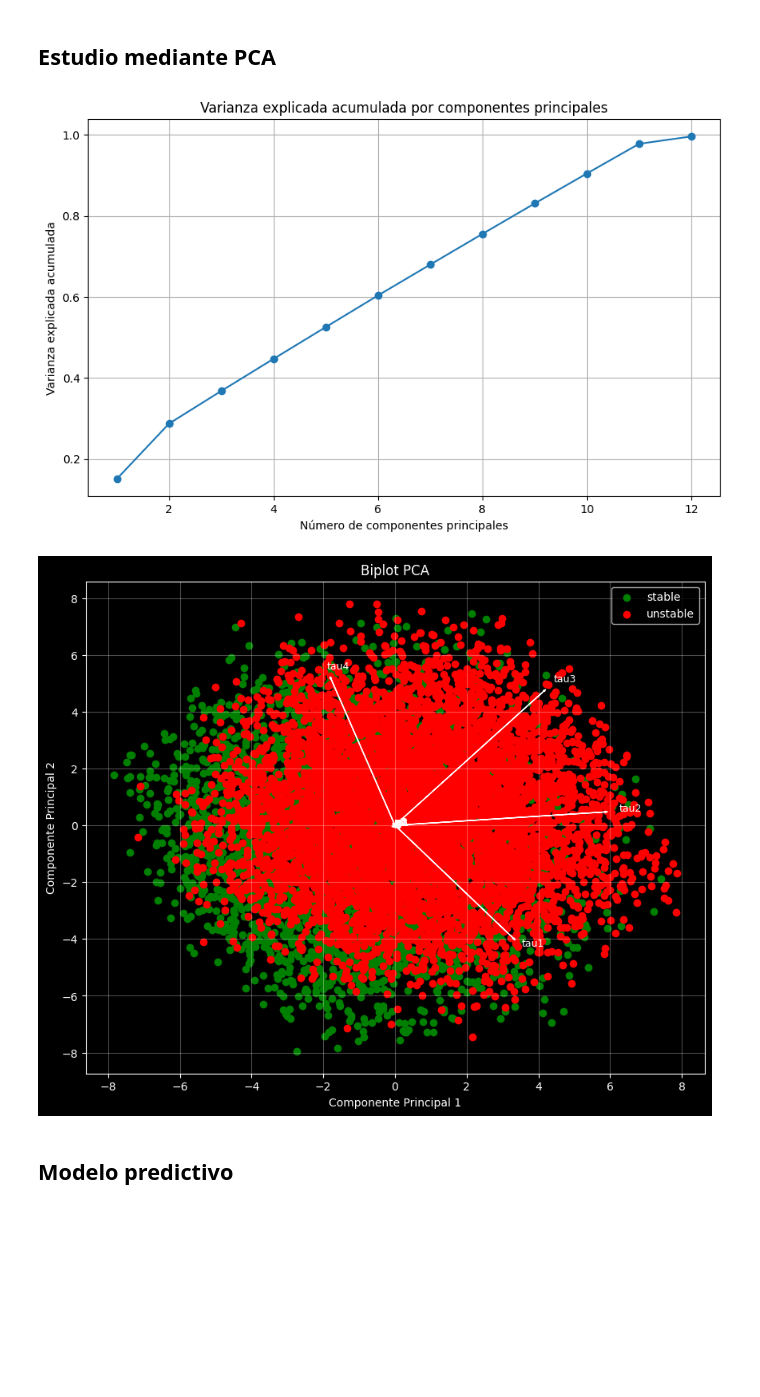
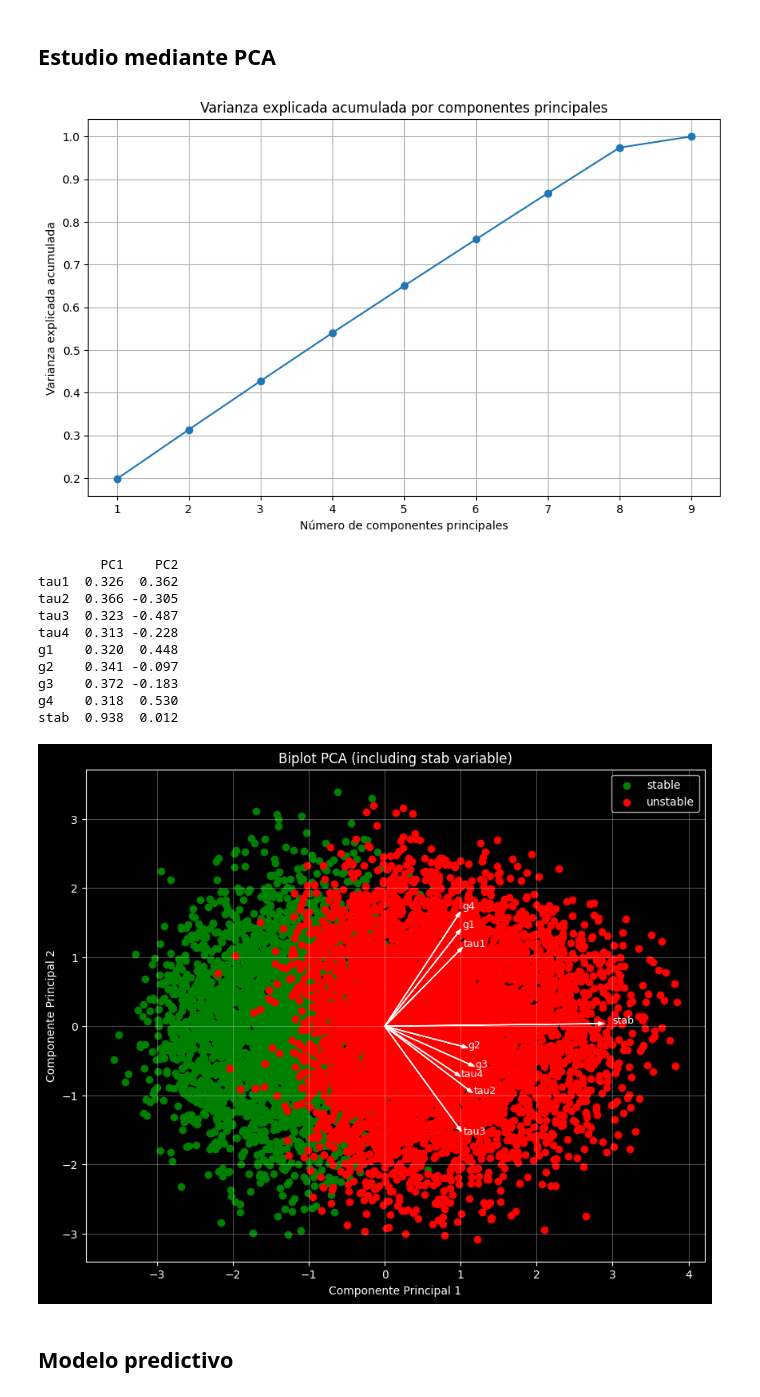
Before and after one commit to santi34mg/ElectricalStability, a Jupyter notebook: src/main.ipynb, the cells around one changed output. Cells and saved outputs as stored; diff of their text form; code cells hidden in the pictures; blank space fills up the shorter version.

```diff
--- a/src/main.ipynb
+++ b/src/main.ipynb
@@ -46,4 +62,3 @@ memory usage: 1.1+ MB
 # %%
 # Transform tau1 into float and stabf into string
 df['tau1'] = pd.to_numeric(df['tau1'], errors='coerce')
-df['stabf'] = df['stabf'].astype(str)
@@ -98,8 +156,8 @@ g4_invalid = df[(df['g4'] <= 0.05) | (df['g4'] >= 1)]
 stabf_invalid = df[(df['stab'] > 0) & (df['stabf'] != 'unstable')]
 # if stab is negative, stabf should be 'stable'
 stabf_invalid = pd.concat([stabf_invalid, df[(df['stab'] < 0) & (df['stabf'] != 'stable')]])
-# filter out entries where stabf is nan, None or empty string
-stabf_invalid = stabf_invalid[~stabf_invalid['stabf'].isin(['nan', 'None', ''])]
+# filter null stabf values
+stabf_invalid = stabf_invalid[stabf_invalid['stabf'].notnull()]
 
 print(f"Invalid tau1 entries: {len(tau1_invalid)}")
 print(f"Invalid p1 entries: {len(p1_invalid)}")
@@ -240,11 +274,5 @@ plt.show()
 # %%
 # Eliminar columna stabf
-df.drop('stabf', axis=1, inplace=True)
-
-
-plt.figure(figsize=(12, 10))
-correlation_matrix = df.corr()
-# Color siempre entre -1 y 1
-sns.heatmap(correlation_matrix, annot=True, fmt=".2f", cmap='coolwarm', vmin=-1, vmax=1)
-plt.title('Matriz de Correlacion')
-plt.show()
+drop_cols = ['stabf', 'p1', 'p2', 'p3', 'p4']
+for col in drop_cols:
+    df.drop(col, axis=1, inplace=True)
@@ -260,7 +286,7 @@ from sklearn.decomposition import PCA
 scaler = StandardScaler()
 df_scaled = pd.DataFrame(scaler.fit_transform(df), columns=df.columns)
 
-n = 12
+n = 9
 pca = PCA(n_components=n)
 pca.fit(df_scaled)
 pca.explained_variance_ratio_
@@ -273,7 +299,7 @@ plt.xlabel('Número de componentes principales')
 plt.ylabel('Varianza explicada acumulada')
 plt.grid()
 # %% [output]
-[figure, old version]
+[figure, new version]
 # %%
 from sklearn.decomposition import PCA
 import pandas as pd
@@ -281,49 +307,62 @@ import numpy as np
 import matplotlib.pyplot as plt
 import seaborn as sns
 
-# Separate features and target
-df_features = df.drop('stab', axis=1)
-stab_values = df['stab']
-
+# Include ALL variables (including stab) in PCA
 pca = PCA(n_components=2)
-df_pca = pca.fit_transform(df_features)
+df_pca = pca.fit_transform(df_scaled)
 df_pca = pd.DataFrame(df_pca, columns=['PC1', 'PC2'])
 
-# Add stability labels based on stab column
-df_pca['stability'] = stab_values.apply(lambda x: 'stable' if x <= 0 else 'unstable').values
+# Add stability labels based on stab column for coloring
+df_pca['stability'] = df['stab'].apply(lambda x: 'stable' if x <= 0 else 'unstable').values
 
 loadings = pca.components_.T * np.sqrt(pca.explained_variance_)
+loadings_df = pd.DataFrame(
+    loadings,
+    columns=[f"PC{i+1}" for i in range(loadings.shape[1])]
+)
+loadings_df.index = df.columns
+print(loadings_df.round(3))
 
 # Set dark theme
 plt.style.use('dark_background')
 
 plt.figure(figsize=(10, 8))
 
 # Plot with colors: green for stable, red for unstable
 colors = {'stable': 'green', 'unstable': 'red'}
 for stability, group in df_pca.groupby('stability'):
     plt.scatter(group['PC1'], group['PC2'],
                 c=colors[stability],
                 label=stability)
 
-plt.title('Biplot PCA')
+plt.title('Biplot PCA (including stab variable)')
 plt.xlabel('Componente Principal 1')
 plt.ylabel('Componente Principal 2')
 
-# Draw loadings in white (excluding stab variable)
-for i, col in enumerate(df_features.columns):
+# Draw loadings in white (now INCLUDING stab variable)
+for i, col in enumerate(df.columns):
     plt.arrow(0, 0, loadings[i, 0]*3, loadings[i, 1]*3,
               color='white', head_width=0.05)
     plt.text(loadings[i, 0]*3.2, loadings[i, 1]*3.2, col,
              color='white', fontsize=9)
 
 plt.legend()
 plt.grid(True, alpha=0.3)
 plt.show()
 
 # Reset to default style for subsequent plots
 plt.style.use('default')
 # %% [output]
+        PC1    PC2
+tau1  0.326  0.362
+tau2  0.366 -0.305
+tau3  0.323 -0.487
+tau4  0.313 -0.228
+g1    0.320  0.448
+g2    0.341 -0.097
+g3    0.372 -0.183
+g4    0.318  0.530
+stab  0.938  0.012
-[figure, old version]
+[figure, new version]
 # %% [markdown]
 ## Modelo predictivo
```
Also changed, not shown: parts of 23 cells of this notebook.
